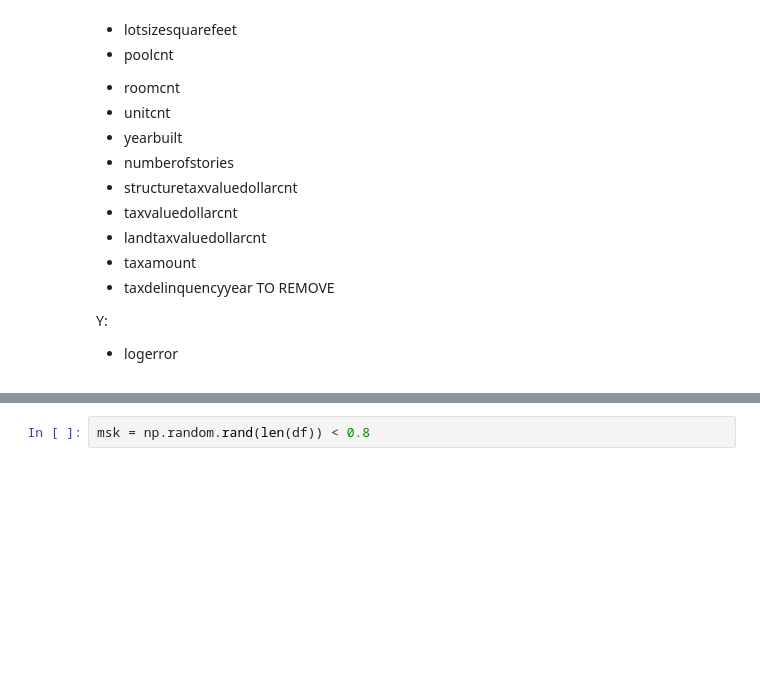
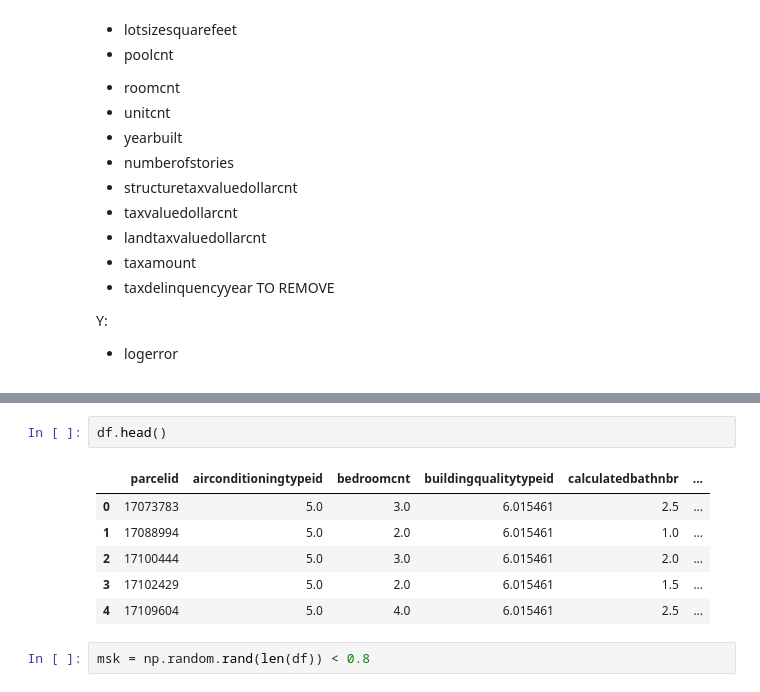
Before and after one commit to erstrong/INFO-7390-ADS-Fall-17-TeamNo., a Jupyter notebook: Mid-Term/Prediction Model - ES.ipynb, the cells around one changed output, grey strips where cells are left out. Cells and saved outputs as stored; diff of their text form; blank space fills up the shorter version.

```diff
--- a/Mid-Term/Prediction Model - ES.ipynb
+++ b/Mid-Term/Prediction Model - ES.ipynb
@@ -133,3 +143,12 @@ df.head()
+# %%
+df.head()
+# %% [output]
+|  | parcelid | airconditioningtypeid | bedroomcnt | buildingqualitytypeid | calculatedbathnbr | ... |
+| 0 | 17073783 | 5.0 | 3.0 | 6.015461 | 2.5 | ... |
+| 1 | 17088994 | 5.0 | 2.0 | 6.015461 | 1.0 | ... |
+| 2 | 17100444 | 5.0 | 3.0 | 6.015461 | 2.0 | ... |
+| 3 | 17102429 | 5.0 | 2.0 | 6.015461 | 1.5 | ... |
+| 4 | 17109604 | 5.0 | 4.0 | 6.015461 | 2.5 | ... |
 # %%
 msk = np.random.rand(len(df)) < 0.8
 # %%
```
Also changed, not shown: parts of 29 cells of this notebook, 2 other files.
